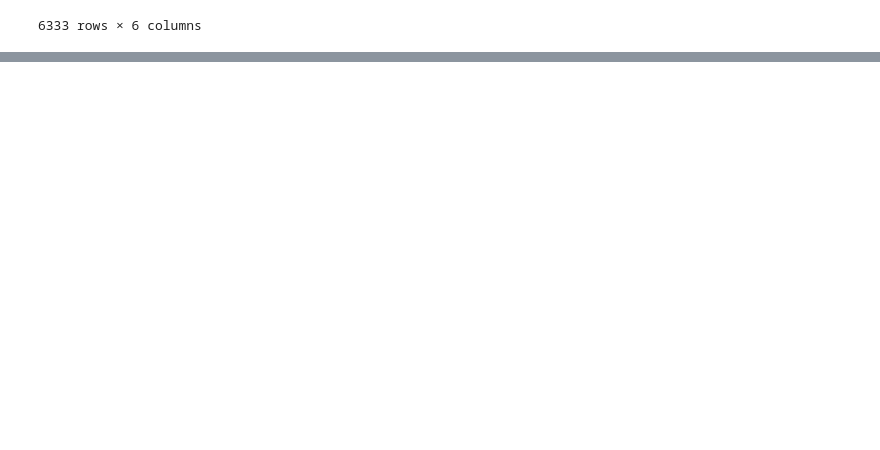
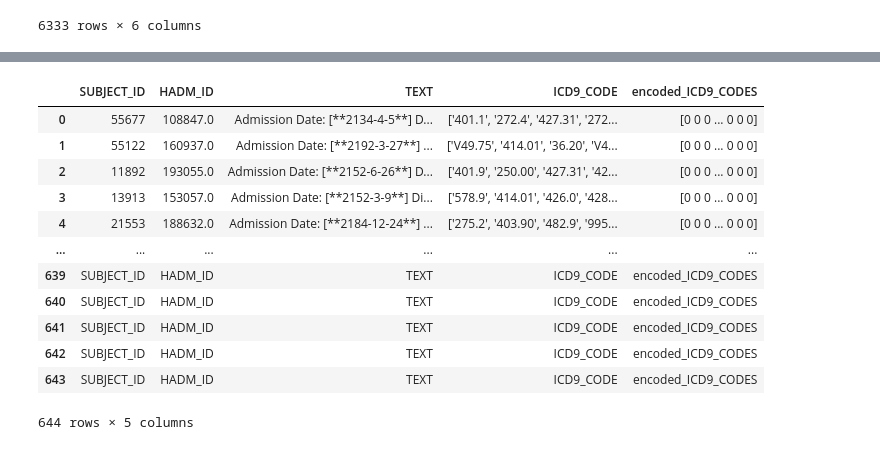
Before and after one commit to harsheet35/ICD-Coding, a Jupyter notebook: visualisation.ipynb, the cells around one changed output, grey strips where cells are left out. Cells and saved outputs as stored; diff of their text form; code cells hidden in the pictures; blank space fills up the shorter version.

Commit message:
Silver label top 50 added

```diff
--- a/visualisation.ipynb
+++ b/visualisation.ipynb
@@ -464,0 +886,17 @@ count_tokens(text="Oh yeah babe 69 karte h meow meow meow meow")
+# %%
+sr = pd.read_csv('data/silver_labels.csv')
+sr
+# %% [output]
+|  | SUBJECT_ID | HADM_ID | TEXT | ICD9_CODE | encoded_ICD9_CODES |
+| 0 | 55677 | 108847.0 | Admission Date: [**2134-4-5**] D... | ['401.1', '272.4', '427.31', '272... | [0 0 0 ... 0 0 0] |
+| 1 | 55122 | 160937.0 | Admission Date: [**2192-3-27**] ... | ['V49.75', '414.01', '36.20', 'V4... | [0 0 0 ... 0 0 0] |
+| 2 | 11892 | 193055.0 | Admission Date: [**2152-6-26**] D... | ['401.9', '250.00', '427.31', '42... | [0 0 0 ... 0 0 0] |
+| 3 | 13913 | 153057.0 | Admission Date: [**2152-3-9**] Di... | ['578.9', '414.01', '426.0', '428... | [0 0 0 ... 0 0 0] |
+| 4 | 21553 | 188632.0 | Admission Date: [**2184-12-24**] ... | ['275.2', '403.90', '482.9', '995... | [0 0 0 ... 0 0 0] |
+| ... | ... | ... | ... | ... | ... |
+| 639 | SUBJECT_ID | HADM_ID | TEXT | ICD9_CODE | encoded_ICD9_CODES |
+| 640 | SUBJECT_ID | HADM_ID | TEXT | ICD9_CODE | encoded_ICD9_CODES |
+| 641 | SUBJECT_ID | HADM_ID | TEXT | ICD9_CODE | encoded_ICD9_CODES |
+| 642 | SUBJECT_ID | HADM_ID | TEXT | ICD9_CODE | encoded_ICD9_CODES |
+| 643 | SUBJECT_ID | HADM_ID | TEXT | ICD9_CODE | encoded_ICD9_CODES |
+644 rows × 5 columns
```
Also changed, not shown: parts of 19 cells of this notebook, 3 other files.
